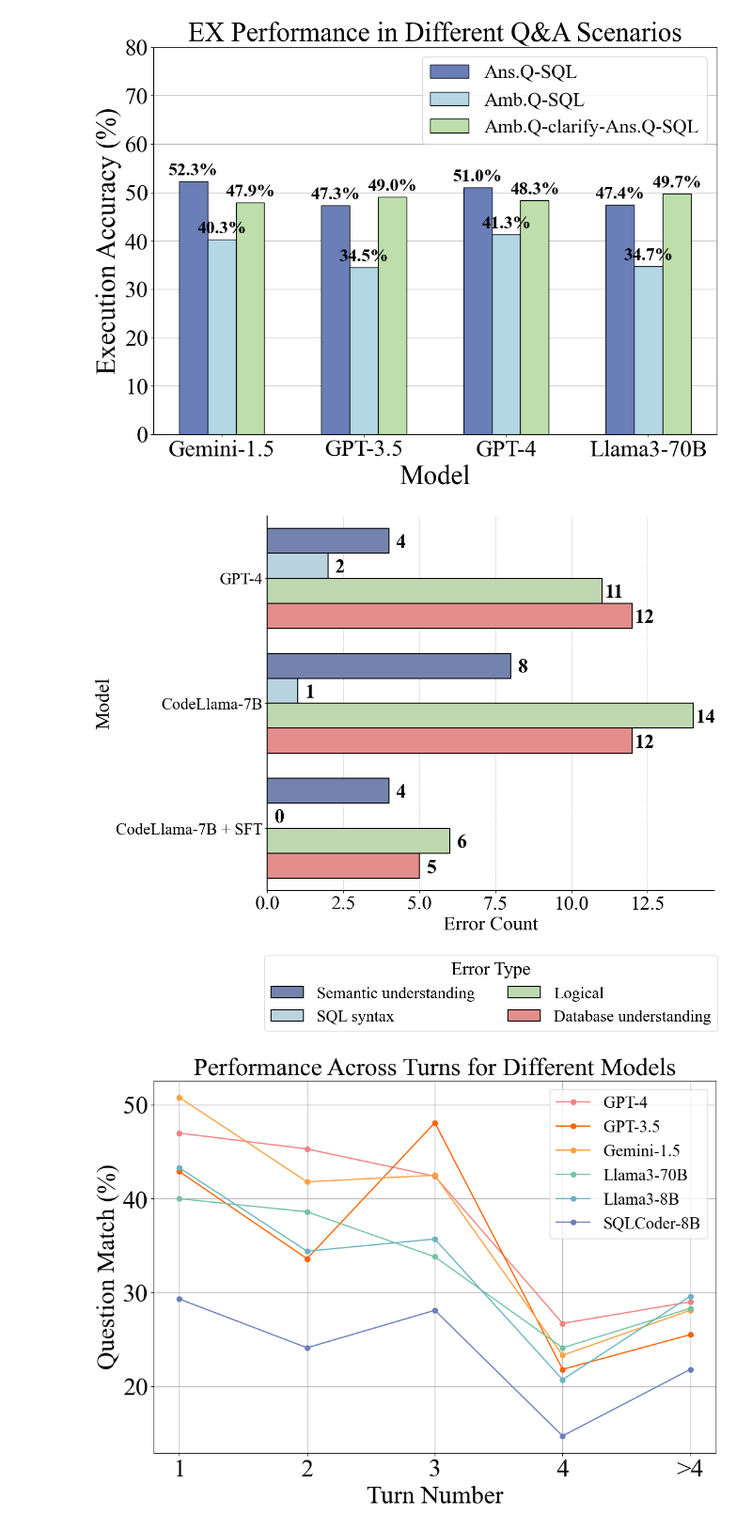
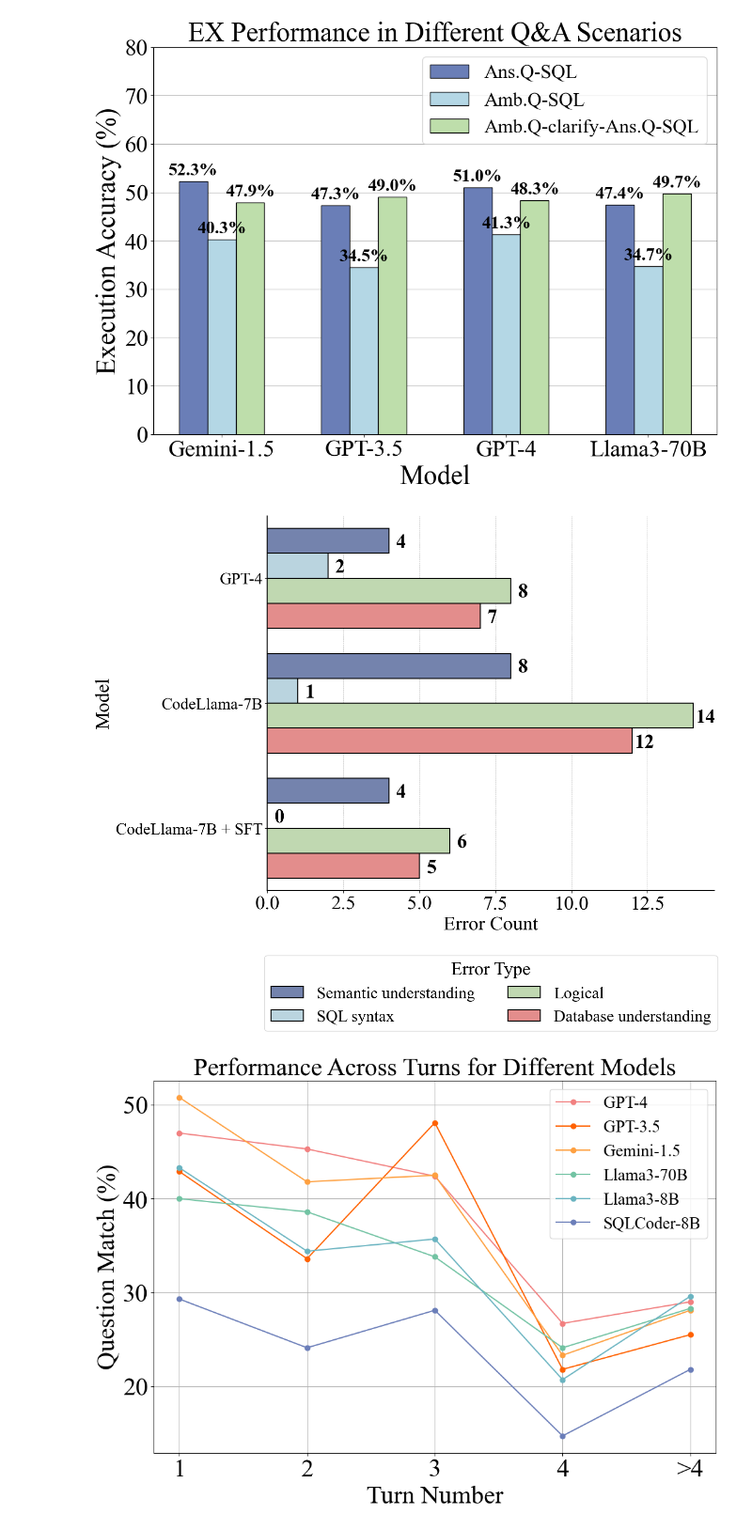
Before and after one commit to mcxiaoxiao/MM-SQL, a Jupyter notebook: analysis_outputs.ipynb, the cells around one changed output. Shown at 94% size. Drawn from its saved outputs; the diff is of its cells as text; code cells hidden in the pictures.

```diff
--- a/analysis_outputs.ipynb
+++ b/analysis_outputs.ipynb
@@ -105,7 +105,7 @@ import pandas as pd
 # Create data
 data = {
     'Error Type': ['Semantic understanding', 'SQL syntax', 'Logical', 'Database understanding'],
-    'GPT-4': [4, 2, 11, 12],
+    'GPT-4': [4, 2, 8, 7],
     'CodeLlama-7B': [8, 1, 14, 12],
     'CodeLlama-7B + SFT': [4, 0, 6, 5]
 }
@@ -143,34 +143,34 @@ plt.ylabel('Model', fontsize=30)
 plt.legend(title='Error Type', fontsize=25, title_fontsize=28, loc='upper center', bbox_to_anchor=(0.5, -0.15), ncol=2)
 
 # Add border
 plt.gca().spines['top'].set_visible(False)
 plt.gca().spines['right'].set_visible(False)
 plt.gca().spines['left'].set_linewidth(1.5)
 plt.gca().spines['bottom'].set_linewidth(1.5)
 
 # Bold y-axis labels
 plt.yticks(fontsize=25)
 
 # Show only x-axis grid lines and place them at the bottom
 plt.grid(True, axis='x', linestyle='--', linewidth=0.5, zorder=0)
 
 # Annotate error counts on the bars
 for i, bar in enumerate(barplot.patches):
     width = bar.get_width()
     height = bar.get_height()
     x = bar.get_x() + width
     y = bar.get_y() + height / 1.7
     barplot.text(x + 0.4, y, '{:.0f}'.format(width), ha='center', va='center', color='black', fontweight='bold', fontsize=30)
 
 # Show the chart
 plt.tight_layout()
 
 # Save the figure as a PDF
 plt.savefig('plots/ErrorAnalysis.pdf', format='pdf', bbox_inches='tight')
 
 plt.show()
 # %% [output]
-[figure, old version]
+[figure, new version]
 # %%
 import matplotlib.pyplot as plt
 
```
Also changed, not shown: 1 other file.
